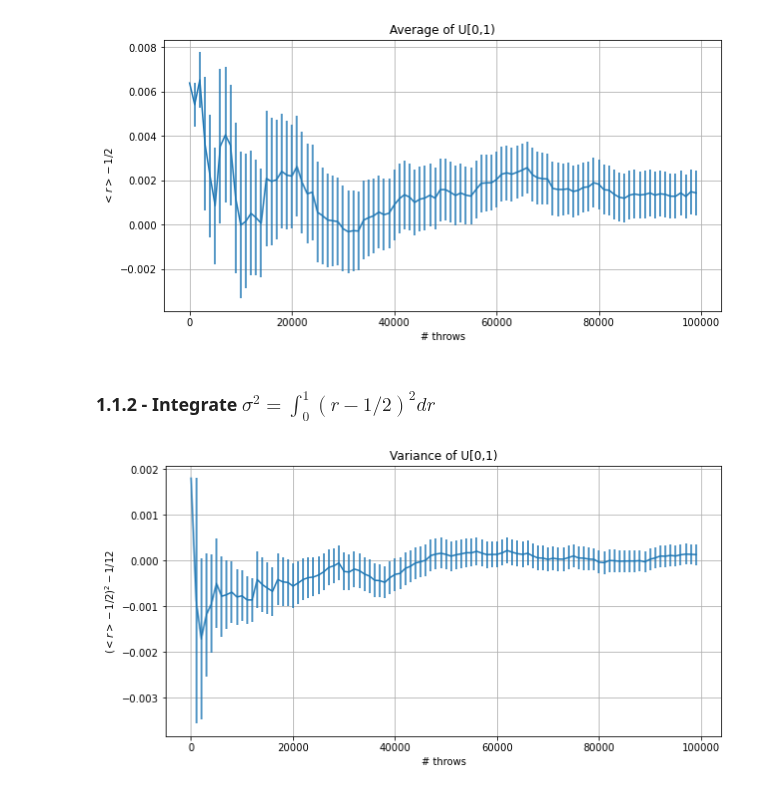
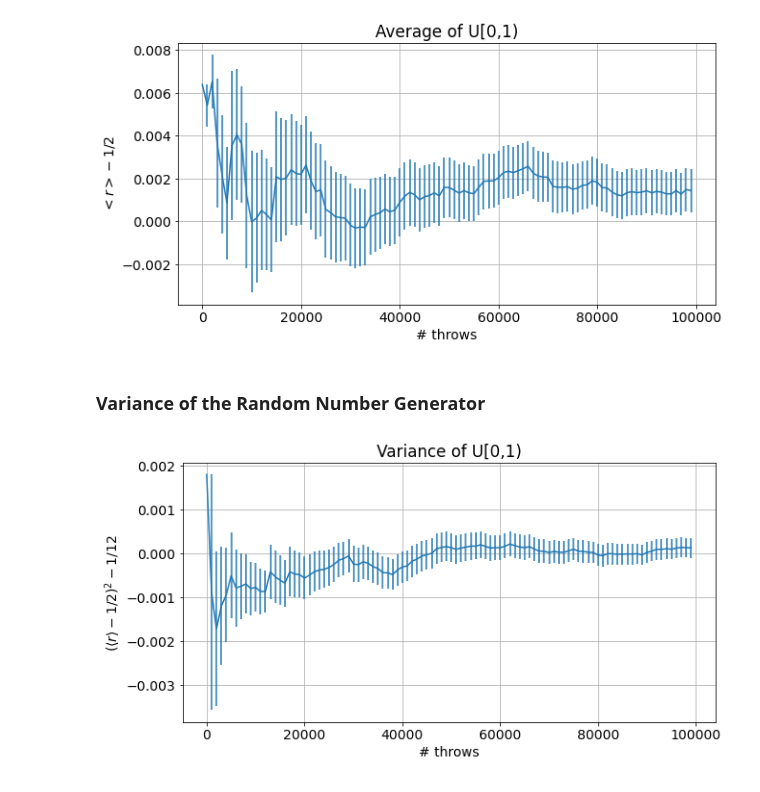
Before and after one commit to edoardodraetta/lsn_esercizi, a Jupyter notebook: esercizio_01/Esercizio_1.ipynb, the cells around one changed output. Cells and saved outputs as stored; diff of their text form; code cells hidden in the pictures.

```diff
--- a/esercizio_01/Esercizio_1.ipynb
+++ b/esercizio_01/Esercizio_1.ipynb
@@ -4,3 +4,5 @@ import math
 import numpy as np
 from matplotlib import pyplot as plt
 from scipy.stats import cauchy, norm
+
+plt.rcParams.update({"font.size": 14})
@@ -19,45 +28,36 @@ M = 100000  # Throws
 N = 100  # Blocks (~ Experiments)
 L = int(M / N)  # Rolls per block
 
-datafile = "./data/first_integral.dat"
+avg, err = np.loadtxt("./data/first_integral.dat", usecols=(0, 2), delimiter=" ", unpack="true")
 
-avg, err = np.loadtxt(datafile, usecols=(0, 2), delimiter=" ", unpack="true")
-
-# Plot (experimental value - expected value) with error bars
-
-x = np.arange(N)
-x *= L  # coordinates of each error bar
+x = np.arange(N) * L  # coordinates of each error bar
 plt.figure(figsize=(10, 5))
 plt.grid(True)
 plt.errorbar(x, avg - 0.5, yerr=err)
 plt.xlabel("# throws")
 plt.ylabel(r"$<r>-1/2$")
 plt.title("Average of U[0,1)")
-# plt.savefig("./figs/1.1.1.png")
 plt.show()
 # %% [output]
-[figure, old version]
+[figure, new version]
-# %% [markdown]
-### 1.1.2 - Integrate $\sigma^2 = \int_0^1 (r-1/2)^2 dr$
+# %% [markdown]
+### Variance of the Random Number Generator
 # %%
 M = 100000  # Throws
 N = 100  # Blocks
 L = int(M / N)  # Rolls per block
 
-datafile = "./data/second_integral.dat"
-avg, err = np.loadtxt(datafile, usecols=(0, 2), delimiter=" ", unpack="true")
+avg, err = np.loadtxt("./data/second_integral.dat", usecols=(0, 2), delimiter=" ", unpack="true")
 
 # Plot (experimental value - expected value)
 
-x = np.arange(N)
-x *= L
+x = np.arange(N) * L
 plt.figure(figsize=(10, 5))
 plt.grid(True)
 plt.errorbar(x, avg - 1 / 12, yerr=err)
 plt.xlabel("# throws")
-plt.ylabel(r"$(<r>-1/2)^2 - 1/12$")
+plt.ylabel(r"$(\langle r \rangle - 1/2)^2 - 1/12$")
 plt.title("Variance of U[0,1)")
-# plt.savefig("./figs/1.1.2.png")
 plt.show()
 # %% [output]
-[figure, old version]
+[figure, new version]
```
Also changed, not shown: parts of 15 cells of this notebook, 2 other files.
